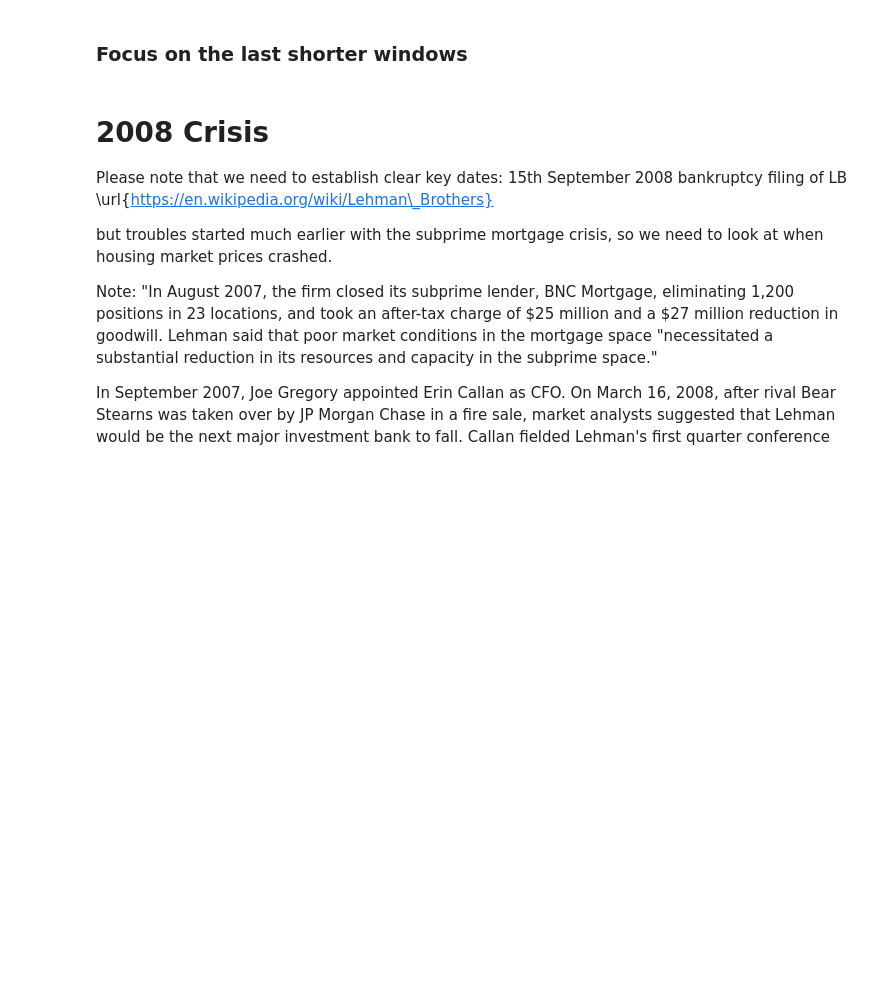
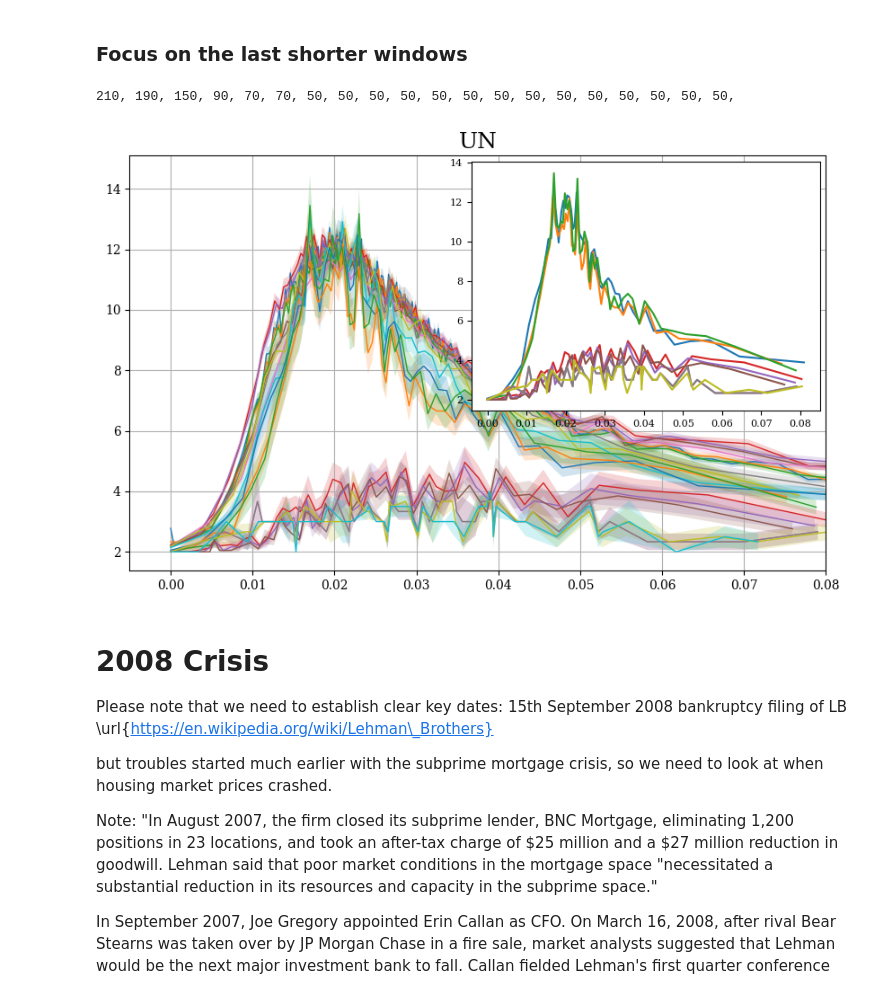
Before and after one commit to fedesss98/stabilvol, a Jupyter notebook: notebooks/12-mfht-shrinking-windows.ipynb, the cells around one changed output. Drawn from its saved outputs; the diff is of its cells as text; code cells hidden in the pictures; blank space fills up the shorter version.

```diff
--- a/notebooks/12-mfht-shrinking-windows.ipynb
+++ b/notebooks/12-mfht-shrinking-windows.ipynb
@@ -33,7 +59,7 @@ def select_bins(df, max_n=1000):
         df['Bins'] = pd.qcut(df['Volatility'], nbins, duplicates='drop')
 
         # Group by the bins and calculate the mean and standard error of 'value'
-        grouped = df.groupby('Bins')['FHT'].agg(['mean', error_on_the_mean, 'size'])
+        grouped = df.groupby('Bins', observed=False)['FHT'].agg(['mean', error_on_the_mean, 'size'])
         count = grouped['size'].min()
 
         if count < max_n or nbins > 1000:
@@ -60,5 +73,6 @@ LEVELS
 # %%
-def query_binned_data(market: str, start_date:str, end_date:str = None, vol_limit:float = 0.5, t1_string:str = "m0p5", t2_string:str = "m1p5"):
+def query_binned_data(
+        market: str, start_date:str, end_date:str = None, vol_limit:float = 0.5, t1_string:str = "m0p5", t2_string:str = "m1p5"):
     grouped_data = None
     end_date = '2022-07-01' if end_date is None else end_date
     try:
@@ -84,8 +98,8 @@ def save_all_mfhts(market, save=True):
     bins_dict = {}
     for t1, t2 in tqdm(LEVELS):
         # Create the strings for the threshold values
-        t1_string = f.stringify_threshold(t1)
-        t2_string = f.stringify_threshold(t2)
+        t1_string = stringify_threshold(t1)
+        t2_string = stringify_threshold(t2)
         # Filename for the MFHT data
         filename = f'../data/processed/trapezoidal_selection/mfht_{market}_{t1_string}_{t2_string}.pkl'
 
@@ -201,17 +258,23 @@ fig.savefig(f'../visualization/dynamics/shrinking_windows.pdf', bbox_inches='tig
 # %%
 fig, ax = plt.subplots(figsize=(10, 6))
 market = "UN"
 # Assuming 'ax' is your existing axes object
 inset_ax = inset_axes(ax, width="50%", height="60%", loc=1)  # loc parameter is the location of the inset axes
 # You may also want to adjust the ticks
 inset_ax.tick_params(axis='both', which='major', labelsize=8)
 for start_date in dates:
-        mfht, nbins = query_binned_data(market, start_date, VOL_LIMIT)
+        mfht, nbins = query_binned_data(market, start_date, vol_limit=VOL_LIMIT)
+        if mfht.empty:
+              continue
+
         print(nbins, end=', ')
         ax = plot_mfhts(market, mfht, ax, xlim=(-0.005, 0.08))
 
         if start_date in dates[-10:-1]:
             plot_inset(mfht, inset_ax)
+# %% [output]
+210, 190, 150, 90, 70, 70, 50, 50, 50, 50, 50, 50, 50, 50, 50, 50, 50, 50, 50, 50,
+[figure, added]
 # %% [markdown]
 # 2008 Crisis
 Please note that we need to establish clear key dates:
```
Also changed, not shown: parts of 13 cells of this notebook, 10 other files.
